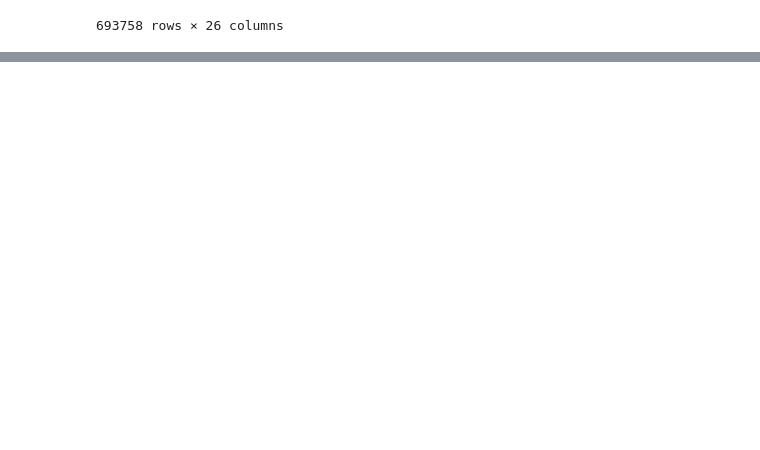
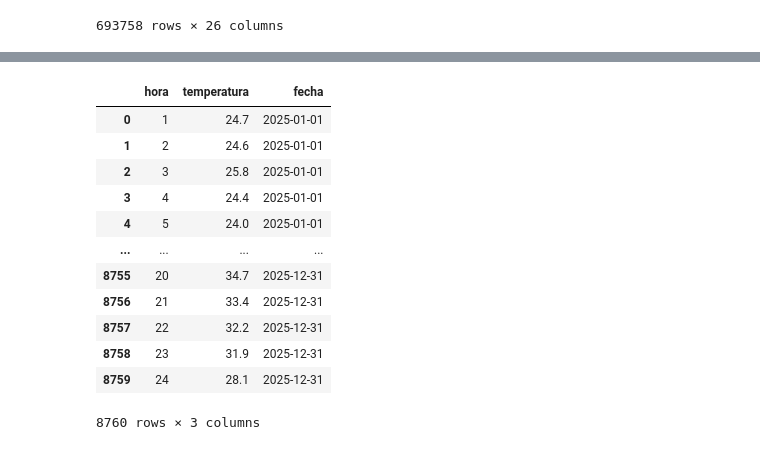
Before and after one commit to SantiagoEzequielDrelewicz/TP-LMC, a Jupyter notebook: main.ipynb, the cells around one changed output, grey strips where cells are left out. Saved outputs shown, nothing was run; the diff lists cells and outputs as text; code cells hidden in the pictures; blank space fills up the shorter version.

```diff
--- a/main.ipynb
+++ b/main.ipynb
@@ -416,0 +457,16 @@ df
+# %%
+df_temperaturas_2025
+# %% [output]
+|  | hora | temperatura | fecha |
+| 0 | 1 | 24.7 | 2025-01-01 |
+| 1 | 2 | 24.6 | 2025-01-01 |
+| 2 | 3 | 25.8 | 2025-01-01 |
+| 3 | 4 | 24.4 | 2025-01-01 |
+| 4 | 5 | 24.0 | 2025-01-01 |
+| ... | ... | ... | ... |
+| 8755 | 20 | 34.7 | 2025-12-31 |
+| 8756 | 21 | 33.4 | 2025-12-31 |
+| 8757 | 22 | 32.2 | 2025-12-31 |
+| 8758 | 23 | 31.9 | 2025-12-31 |
+| 8759 | 24 | 28.1 | 2025-12-31 |
+8760 rows × 3 columns
```
Also changed, not shown: parts of 11 cells of this notebook.
